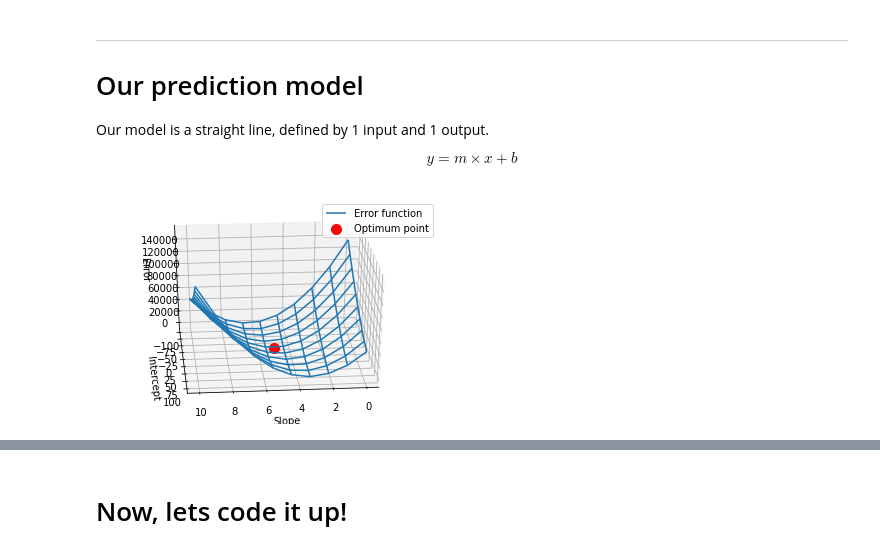
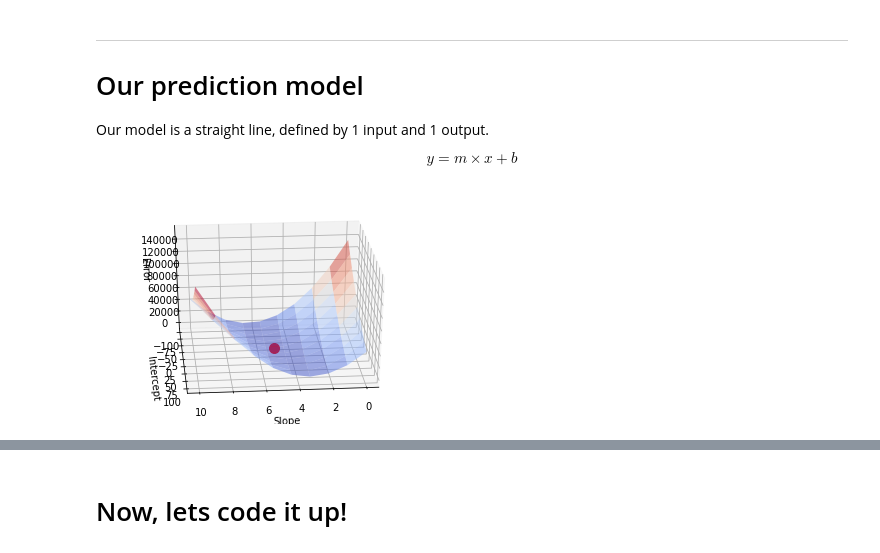
Before and after one commit to Ashwin-Rajesh/PyTorch_IEEE_2021, a Jupyter notebook: 1_LinearRegression.ipynb, the cells around one changed output, grey strips where cells are left out. Saved outputs shown, nothing was run; the diff lists cells and outputs as text; code cells hidden in the pictures.

```diff
--- a/1_LinearRegression.ipynb
+++ b/1_LinearRegression.ipynb
@@ -122,7 +122,7 @@ def find_error_mat(m_test, b_test):
 # %%
 #@title
 # Plots a wireframe of the slope and intercept v/s the error, and plots points on it
-def vis_errors(m_pred, b_pred, error, single_pt = False, m_start=0, m_end=2*m, b_start=0, b_end=2*b, label="Points"):
+def vis_errors(m_pred, b_pred, error, single_pt = False, m_start=0, m_end=2*m, b_start=0, b_end=2*b):
   m_arr   = np.linspace(m_start, m_end, 10)
 
   b_arr   = np.linspace(b_start, b_end, 10)
@@ -133,17 +133,17 @@ def vis_errors(m_pred, b_pred, error, single_pt = False, m_start=0, m_end=2*m, b
 
   fig = plt.figure()
   ax = plt.axes(projection='3d')
-  ax.plot_wireframe(X, Y, Z, label="Error function")
+  ax.plot_surface(X, Y, Z, alpha=0.5, cmap="coolwarm")
 
-  ax.scatter3D(m_pred, b_pred, error, color='r', s=100, label=label)
+  ax.scatter3D(m_pred, b_pred, error, color='r', s=100)
   if(not single_pt):
-    ax.plot3D(m_pred, b_pred, error, color='g')
+    ax.plot3D(m_pred, b_pred, error, color='g', linewidth=2)
+
 
   ax.view_init(30, 85)
   ax.set_xlabel('Slope')
   ax.set_ylabel('Intercept')
   ax.set_zlabel('Error')
-  ax.legend()
   plt.show()
 # %%
 #@title
@@ -193,14 +193,14 @@ Our model is a straight line, defined by 1 input and 1 output.
 # %%
 def find_error(m_test, b_test):
   # We find y
   y_pred = m_test * x + b_test
   # Since same x was used to generate y predictions, y
   return np.average(np.square(y - y_pred))
 
 # Plot the slope and intercept v/s error
-vis_errors(m, b, find_error(m, b), True, b_start = -100, b_end=100, label="Optimum point")
+vis_errors(m, b, find_error(m, b), True, b_start = -100, b_end=100)
 # %% [output]
-[figure, old version]
+[figure, new version]
 # %% [markdown]
 ---
 # Gradient descent algorithm
```
Also changed, not shown: parts of 4 cells of this notebook.
